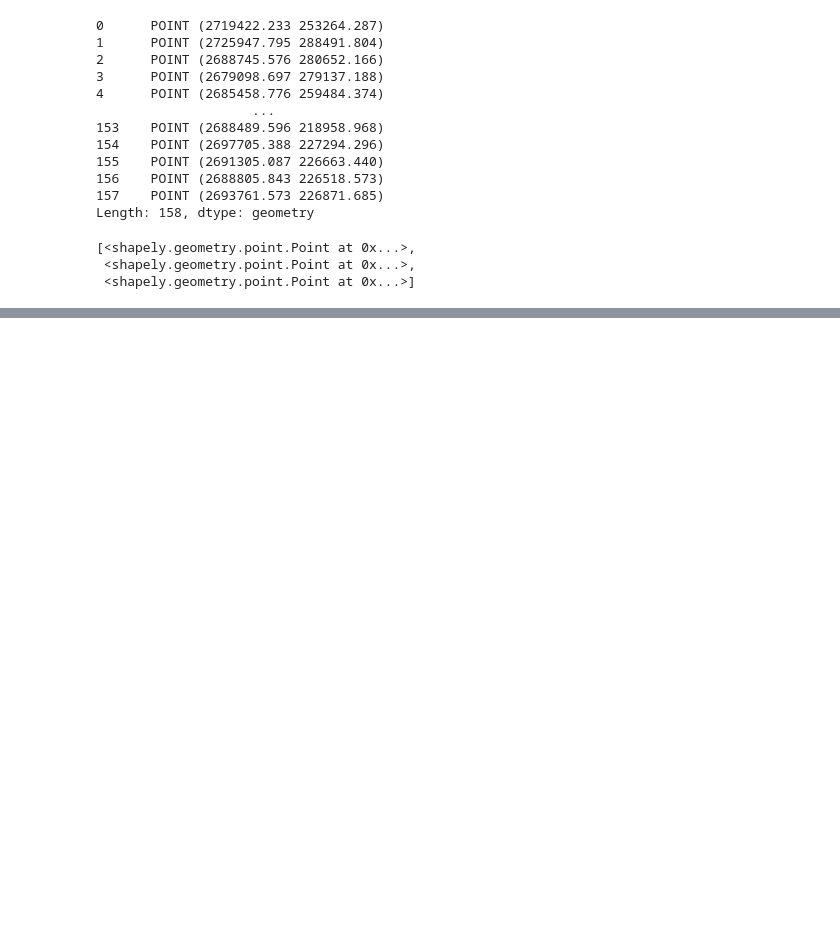
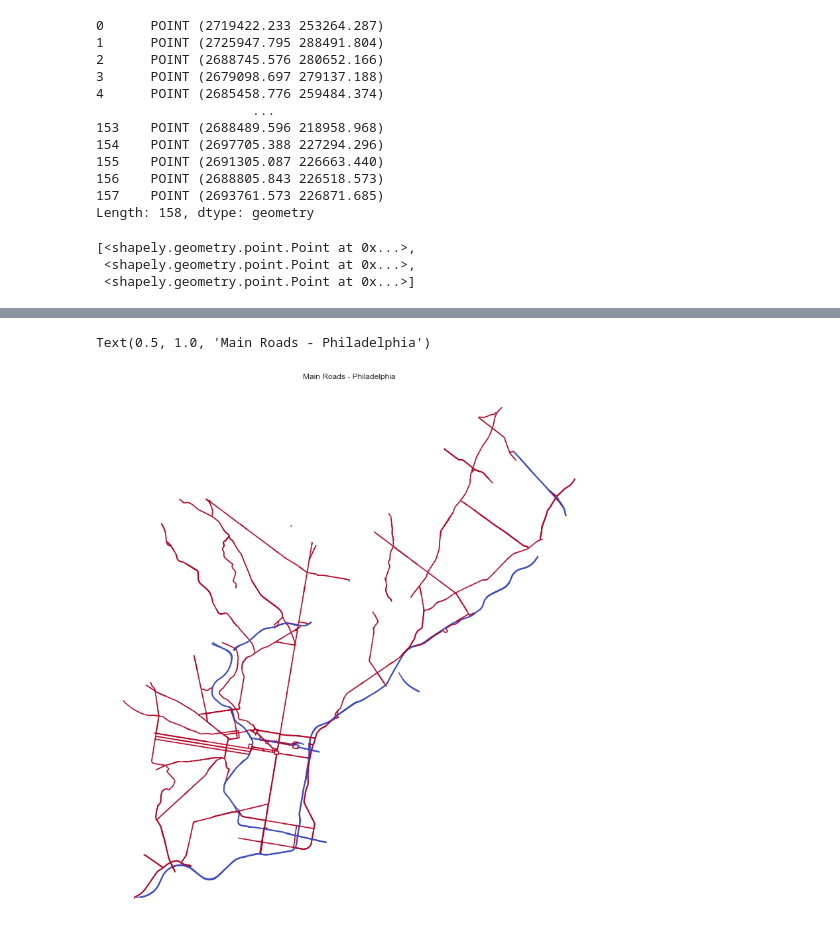
Before and after one commit to Pball01/vacant_lot, a Jupyter notebook: data_explore.ipynb, the cells around one changed output, grey strips where cells are left out. Saved outputs shown, nothing was run; the diff lists cells and outputs as text; code cells hidden in the pictures; blank space fills up the shorter version.

```diff
--- a/data_explore.ipynb
+++ b/data_explore.ipynb
@@ -134,0 +245,12 @@ plt.legend(prop = {'size' : 15})
+# %%
+main_roads = car_roads[(car_roads.fclass == 'primary') |
+                       (car_roads.fclass == 'motorway')
+                      ]
+
+fig, ax = plt.subplots(figsize =(15,15))
+main_roads.plot(ax = ax, column='fclass', cmap = 'coolwarm')
+plt.axis('off')
+plt.title("Main Roads - Philadelphia")
+# %% [output]
+Text(0.5, 1.0, 'Main Roads - Philadelphia')
+[figure, added]
```
Also changed, not shown: parts of 16 cells of this notebook.
